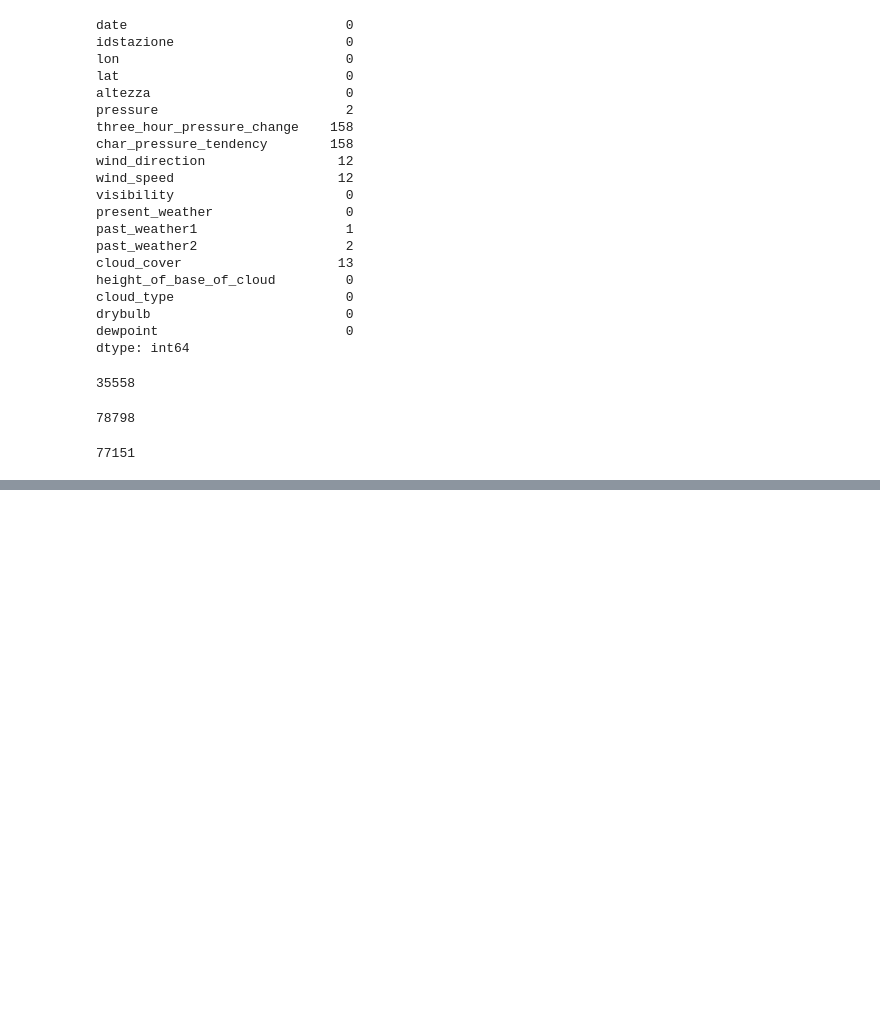
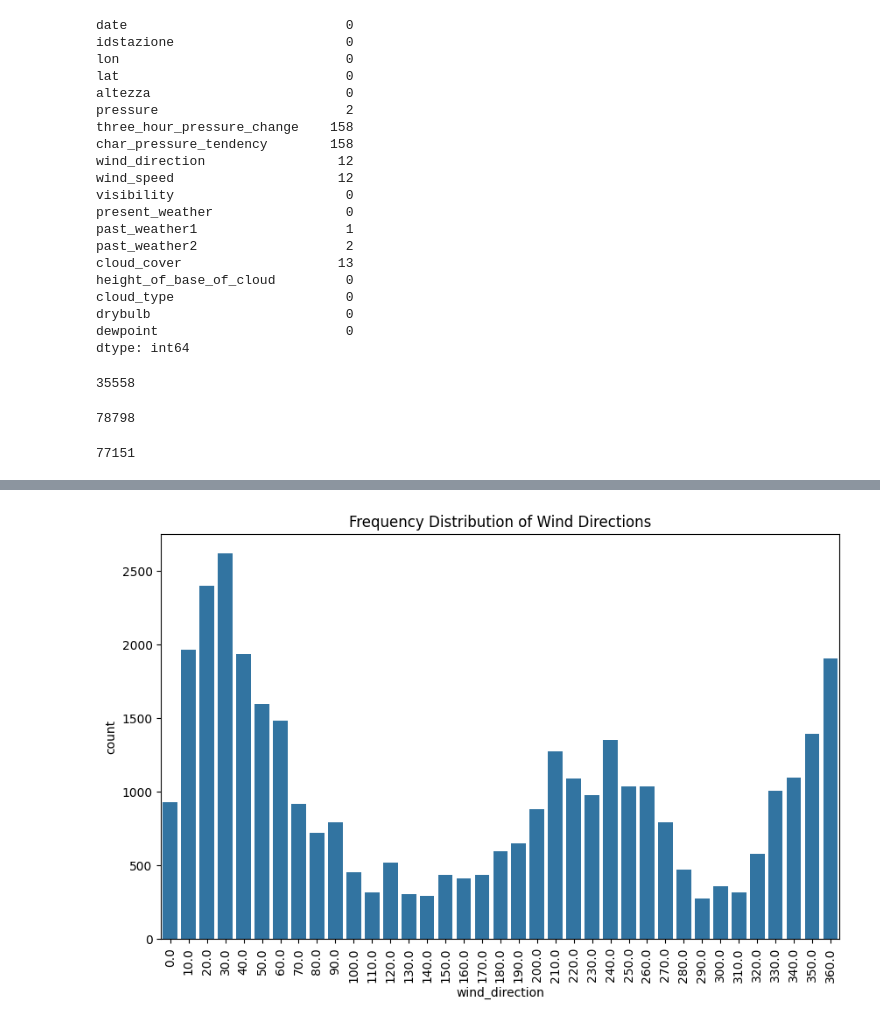
Before and after one commit to Faiz-Hussain650/Project_ML-, a Jupyter notebook: Working_project_ML_.ipynb, the cells around one changed output, grey strips where cells are left out. Saved outputs shown, nothing was run; the diff lists cells and outputs as text; code cells hidden in the pictures; blank space fills up the shorter version.

```diff
--- a/Working_project_ML_.ipynb
+++ b/Working_project_ML_.ipynb
@@ -866,0 +853,9 @@ len(Airport3)
+# %%
+# wind_direction
+plt.figure(figsize=(10, 6))
+sns.countplot(x='wind_direction', data=Airport1)
+plt.title('Frequency Distribution of Wind Directions')
+plt.xticks(rotation=90)
+plt.show()
+# %% [output]
+[figure, added]
```
Also changed, not shown: parts of 24 cells of this notebook.
